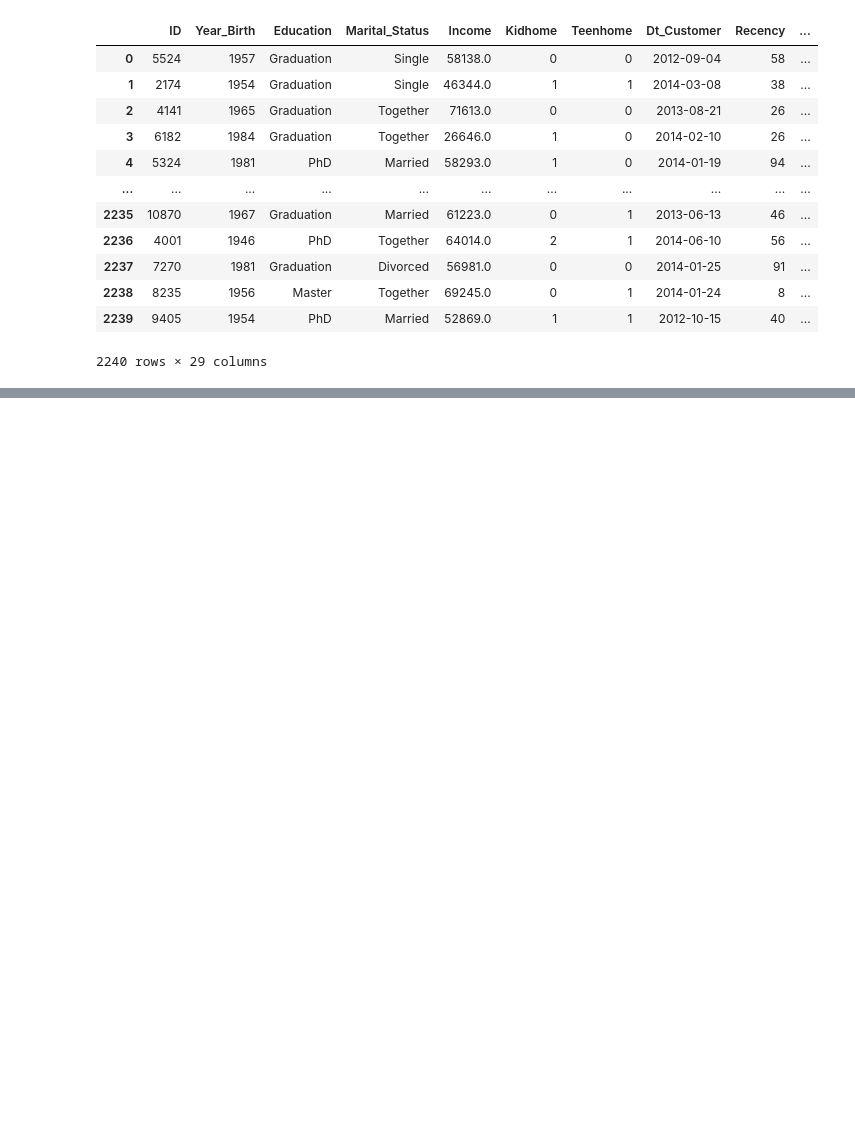
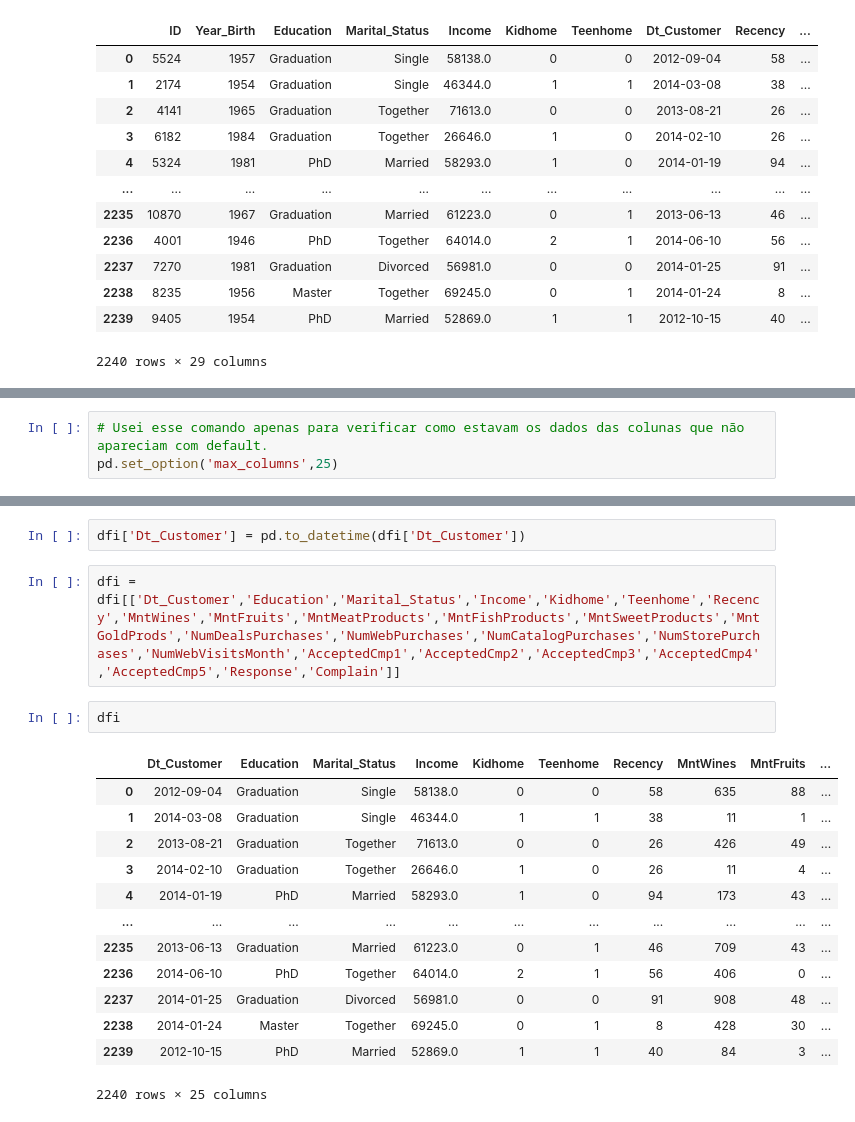
Before and after one commit to Pedro4010/Clusterizacao, a Jupyter notebook: caseifood.ipynb, the cells around one changed output, grey strips where cells are left out. Drawn from its saved outputs; the diff is of its cells as text; blank space fills up the shorter version.

```diff
--- a/caseifood.ipynb
+++ b/caseifood.ipynb
@@ -54,0 +106,3 @@ df
+# %%
+# Usei esse comando apenas para verificar como estavam os dados das colunas que não apareciam com default.
+pd.set_option('max_columns',25)
@@ -54,0 +139,20 @@ df
+# %%
+dfi['Dt_Customer'] = pd.to_datetime(dfi['Dt_Customer'])
+# %%
+dfi = dfi[['Dt_Customer','Education','Marital_Status','Income','Kidhome','Teenhome','Recency','MntWines','MntFruits','MntMeatProducts','MntFishProducts','MntSweetProducts','MntGoldProds','NumDealsPurchases','NumWebPurchases','NumCatalogPurchases','NumStorePurchases','NumWebVisitsMonth','AcceptedCmp1','AcceptedCmp2','AcceptedCmp3','AcceptedCmp4','AcceptedCmp5','Response','Complain']]
+# %%
+dfi
+# %% [output]
+|  | Dt_Customer | Education | Marital_Status | Income | Kidhome | Teenhome | Recency | MntWines | MntFruits | ... |
+| 0 | 2012-09-04 | Graduation | Single | 58138.0 | 0 | 0 | 58 | 635 | 88 | ... |
+| 1 | 2014-03-08 | Graduation | Single | 46344.0 | 1 | 1 | 38 | 11 | 1 | ... |
+| 2 | 2013-08-21 | Graduation | Together | 71613.0 | 0 | 0 | 26 | 426 | 49 | ... |
+| 3 | 2014-02-10 | Graduation | Together | 26646.0 | 1 | 0 | 26 | 11 | 4 | ... |
+| 4 | 2014-01-19 | PhD | Married | 58293.0 | 1 | 0 | 94 | 173 | 43 | ... |
+| ... | ... | ... | ... | ... | ... | ... | ... | ... | ... | ... |
+| 2235 | 2013-06-13 | Graduation | Married | 61223.0 | 0 | 1 | 46 | 709 | 43 | ... |
+| 2236 | 2014-06-10 | PhD | Together | 64014.0 | 2 | 1 | 56 | 406 | 0 | ... |
+| 2237 | 2014-01-25 | Graduation | Divorced | 56981.0 | 0 | 0 | 91 | 908 | 48 | ... |
+| 2238 | 2014-01-24 | Master | Together | 69245.0 | 0 | 1 | 8 | 428 | 30 | ... |
+| 2239 | 2012-10-15 | PhD | Married | 52869.0 | 1 | 1 | 40 | 84 | 3 | ... |
+2240 rows × 25 columns
```
Also changed, not shown: parts of 11 cells of this notebook.
